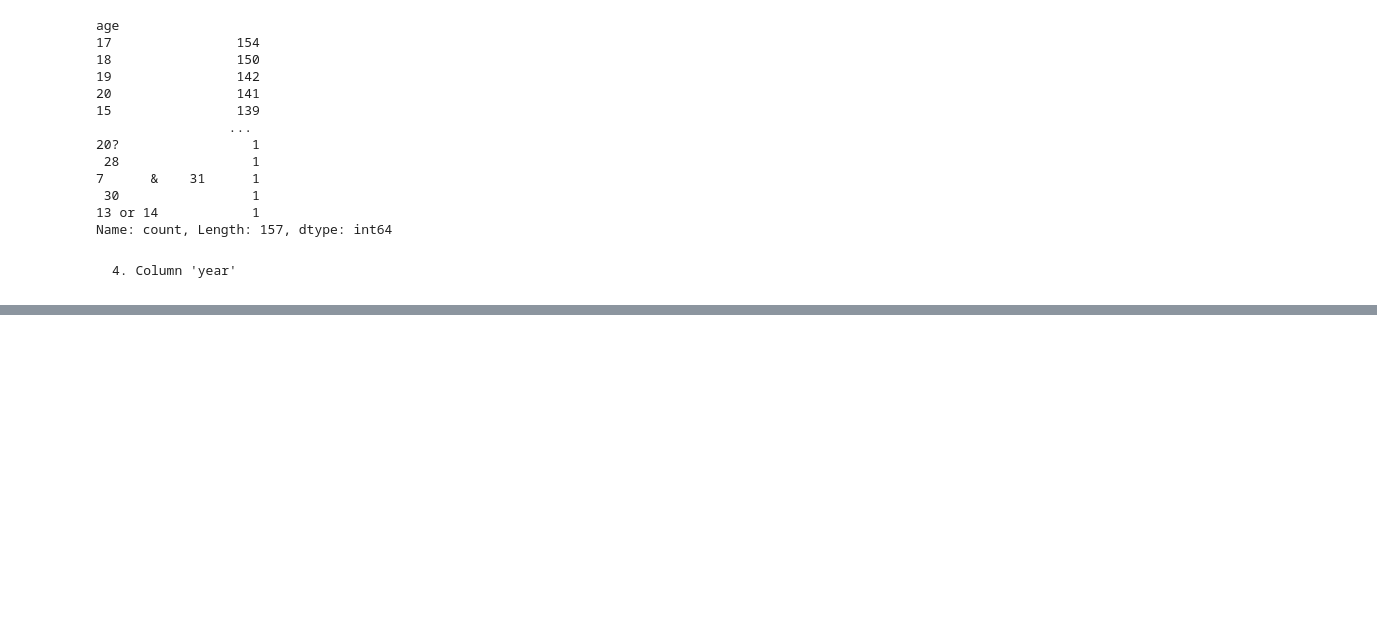
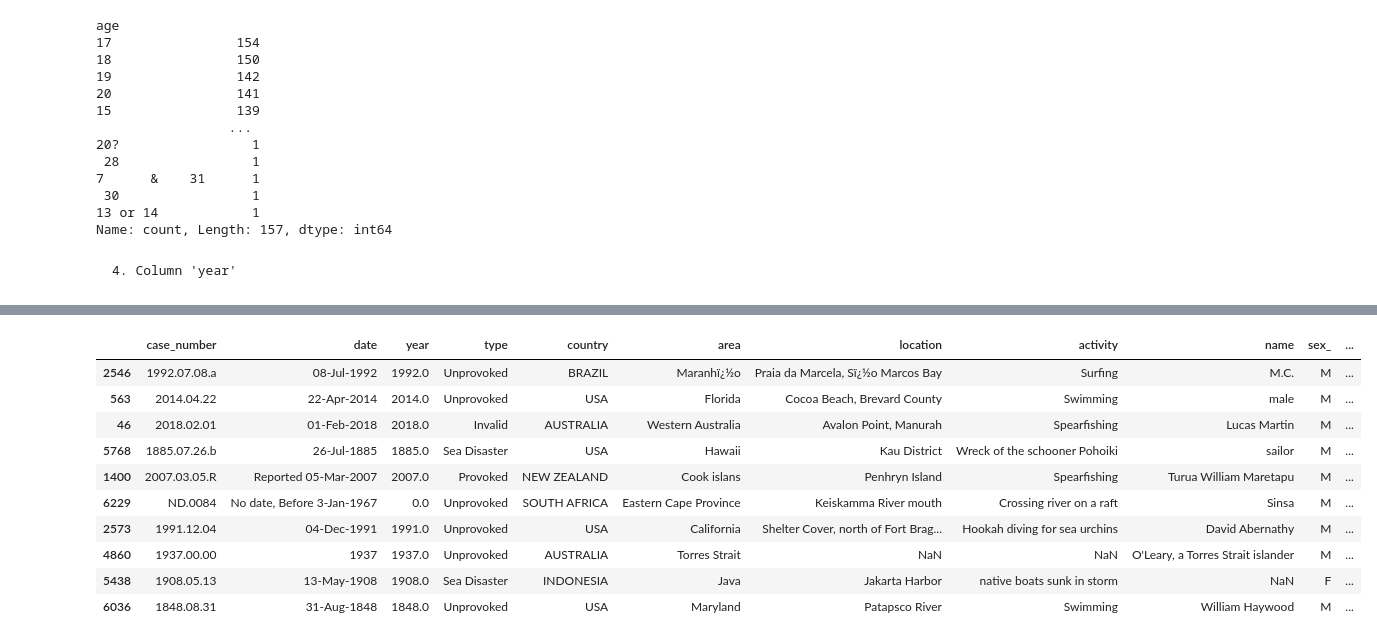
Before and after one commit to niniet98/PROJECT-I, a Jupyter notebook: src/cleaning.ipynb, the cells around one changed output, grey strips where cells are left out. Saved outputs shown, nothing was run; the diff lists cells and outputs as text; code cells hidden in the pictures; blank space fills up the shorter version.

```diff
--- a/src/cleaning.ipynb
+++ b/src/cleaning.ipynb
@@ -265,11 +267,8 @@ def class_by_time(string):
     else:
         return 'Unknown'
 
-attacks_subset['day_time'] = attacks_subset['day_time'].apply(class_by_string)
-#non_null_condition = (regex_condition) & (~attacks_subset['day_time'].isnull())
-#attacks_subset.loc['day_time'] = attacks_subset.loc[non_null_condition, 'day_time'].apply(formatt_hour)
+pattern = r'\d{1,2}:\d{1,2}'
+attacks_subset['clean_time'] = attacks_subset['clean_time'].apply(lambda x: class_by_time(x) if pd.notna(x) and pd.Series(x).str.contains(pattern).any() else x)
 
-attacks_subset['day_time'].value_counts()
-attacks_subset.isna().sum()
-attacks_subset.sample(10)
+attacks_subset['clean_time'].value_counts()
 # %% [output]
@@ -346,0 +342,24 @@ set(attacks_subset.activity)
+# %%
+pattern_year = r'\d{4}'
+str_pattern = r'\d{4}\.'
+def clean_year(year):
+    if re.match(str_pattern, str(year)):
+        return re.match(pattern_year, str(year)).group()
+    else:
+        return 'Unknown'
+
+attacks_subset['clean_year'] = attacks_subset['year'].apply(clean_year)
+attacks_subset['clean_year'].unique()
+attacks_subset.sample(10)
+# %% [output]
+|  | case_number | date | year | type | country | area | location | activity | name | sex_ | ... |
+| 2546 | 1992.07.08.a | 08-Jul-1992 | 1992.0 | Unprovoked | BRAZIL | Maranhï¿½o | Praia da Marcela, Sï¿½o Marcos Bay | Surfing | M.C. | M | ... |
+| 563 | 2014.04.22 | 22-Apr-2014 | 2014.0 | Unprovoked | USA | Florida | Cocoa Beach, Brevard County | Swimming | male | M | ... |
+| 46 | 2018.02.01 | 01-Feb-2018 | 2018.0 | Invalid | AUSTRALIA | Western Australia | Avalon Point, Manurah | Spearfishing | Lucas Martin | M | ... |
+| 5768 | 1885.07.26.b | 26-Jul-1885 | 1885.0 | Sea Disaster | USA | Hawaii | Kau District | Wreck of the schooner Pohoiki | sailor | M | ... |
+| 1400 | 2007.03.05.R | Reported 05-Mar-2007 | 2007.0 | Provoked | NEW ZEALAND | Cook islans | Penhryn Island | Spearfishing | Turua William Maretapu | M | ... |
+| 6229 | ND.0084 | No date, Before 3-Jan-1967 | 0.0 | Unprovoked | SOUTH AFRICA | Eastern Cape Province | Keiskamma River mouth | Crossing river on a raft | Sinsa | M | ... |
+| 2573 | 1991.12.04 | 04-Dec-1991 | 1991.0 | Unprovoked | USA | California | Shelter Cover, north of Fort Brag... | Hookah diving for sea urchins | David Abernathy | M | ... |
+| 4860 | 1937.00.00 | 1937 | 1937.0 | Unprovoked | AUSTRALIA | Torres Strait | NaN | NaN | O'Leary, a Torres Strait islander | M | ... |
+| 5438 | 1908.05.13 | 13-May-1908 | 1908.0 | Sea Disaster | INDONESIA | Java | Jakarta Harbor | native boats sunk in storm | NaN | F | ... |
+| 6036 | 1848.08.31 | 31-Aug-1848 | 1848.0 | Unprovoked | USA | Maryland | Patapsco River | Swimming | William Haywood | M | ... |
```
Also changed, not shown: parts of 7 cells of this notebook, 1 other file.
